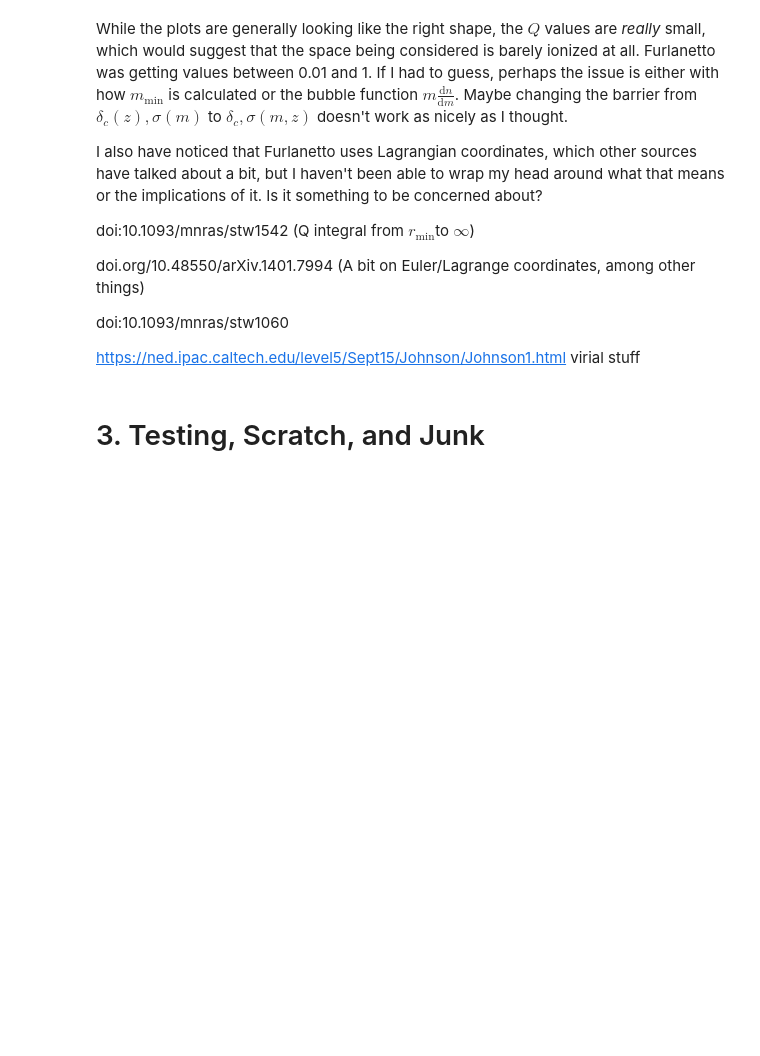
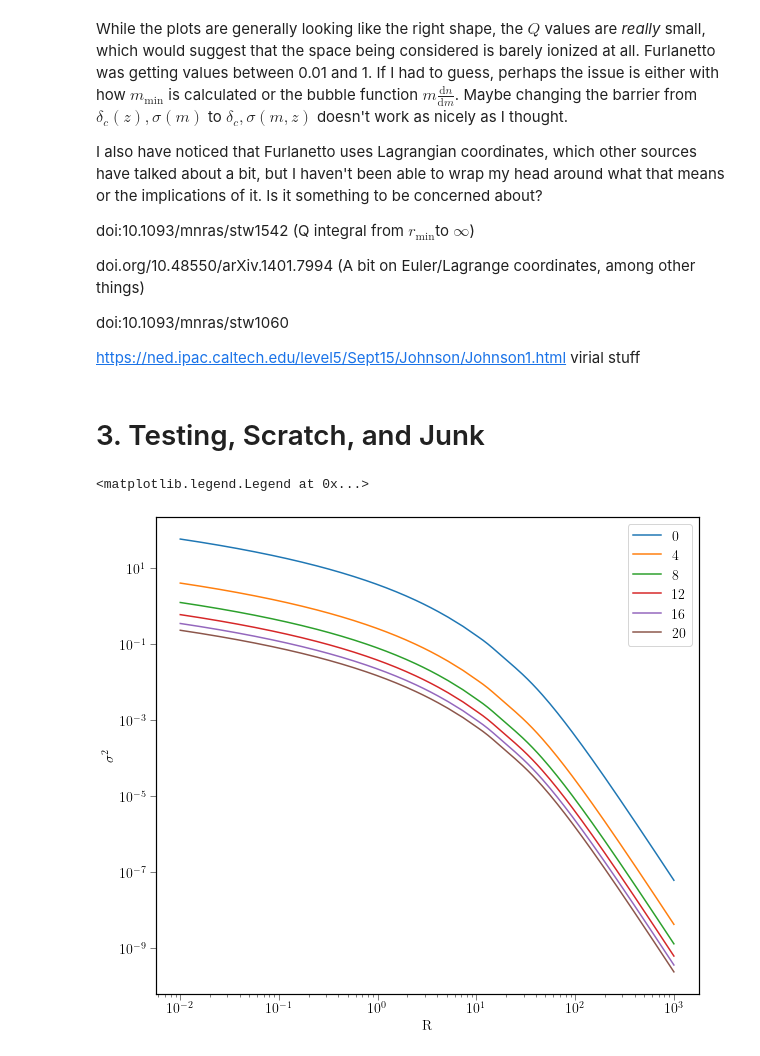
Before and after one commit to emeln/Thesis, a Jupyter notebook: axion_kSZ_source/notebooks/bubble_notebook.ipynb, the cells around one changed output. Cells and saved outputs as stored; diff of their text form; code cells hidden in the pictures; blank space fills up the shorter version.

```diff
--- a/axion_kSZ_source/notebooks/bubble_notebook.ipynb
+++ b/axion_kSZ_source/notebooks/bubble_notebook.ipynb
@@ -849,9 +710,3 @@ doi:10.1093/mnras/stw1060
 https://ned.ipac.caltech.edu/level5/Sept15/Johnson/Johnson1.html virial stuff
 # %% [markdown]
 # 3. Testing, Scratch, and Junk<a name="test"></a>
-# %%
-z = np.array([0,6,12,20])
-mMin = (1.308695e-10) * ((cosmos[i].RHO_C*1000 * cosmos[i].OmegaM)**(-1/2)) * ((1+z)**(-3/2)) * (1e4)**(3/2) # Included Delta in pre-eval w/ cosmology.py OmegaM property and in solar masses
-print(np.log10(mMin))
-mMin = (3.95284708e8/cosmos[i].h) * (1/(1+z))**(3/2)
-print(np.log10(mMin))
@@ -881,0 +717,11 @@ for i, cosmo in enumerate(cosmos):
+# %%
+R_vals = np.logspace(-2,3,200)
+i=3
+for z in [0,4,8,12,16,20]:
+    plt.loglog(R_vals,(sigmaIntFFT[i].sigma_of_r(R_vals,z))**2,label=z)
+plt.xlabel('R')
+plt.ylabel(r'$\sigma^2$')
+plt.legend()
+# %% [output]
+<matplotlib.legend.Legend at 0x...>
+[figure, added]
```
Also changed, not shown: parts of 47 cells of this notebook, 19 other files.
